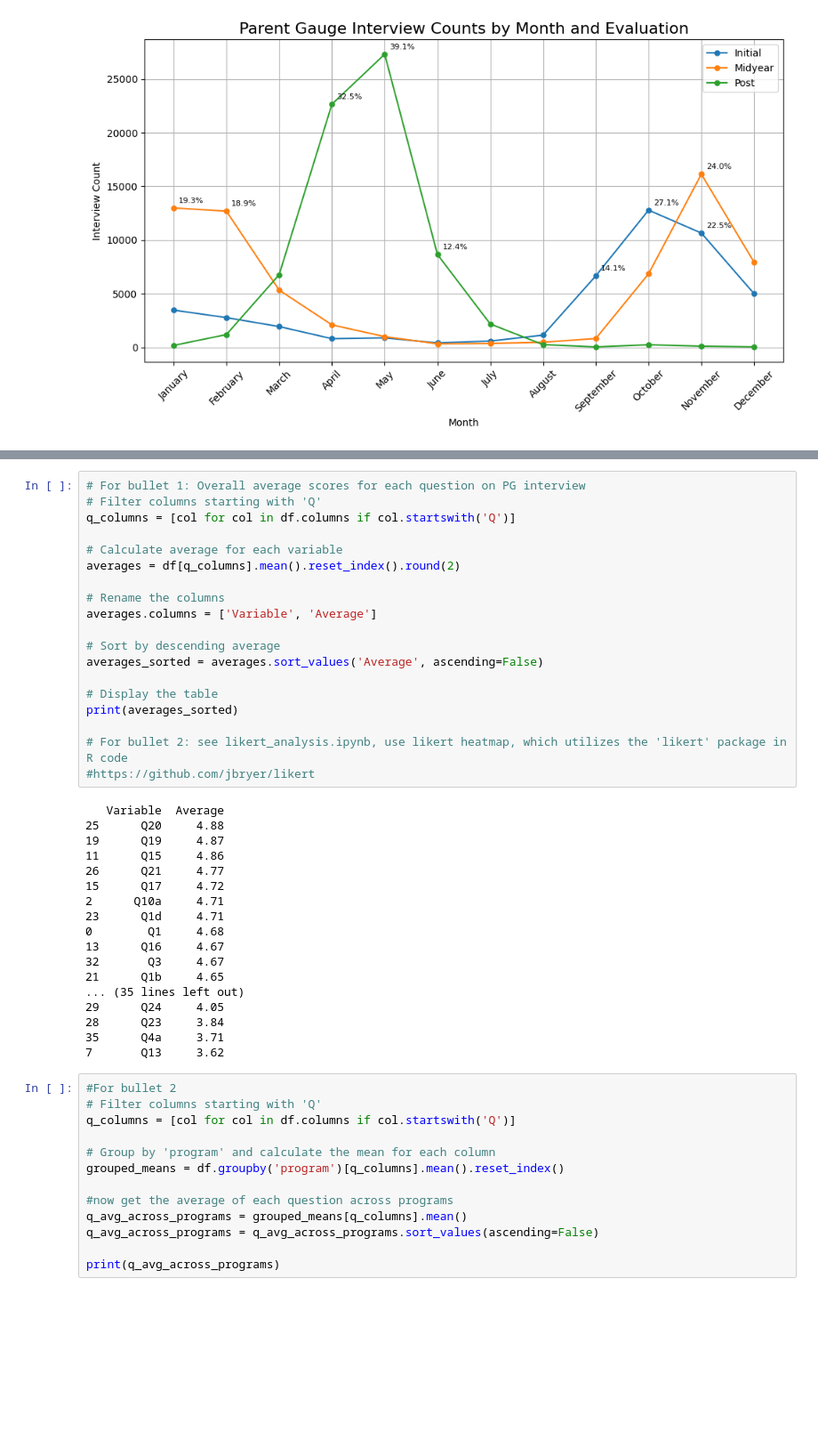
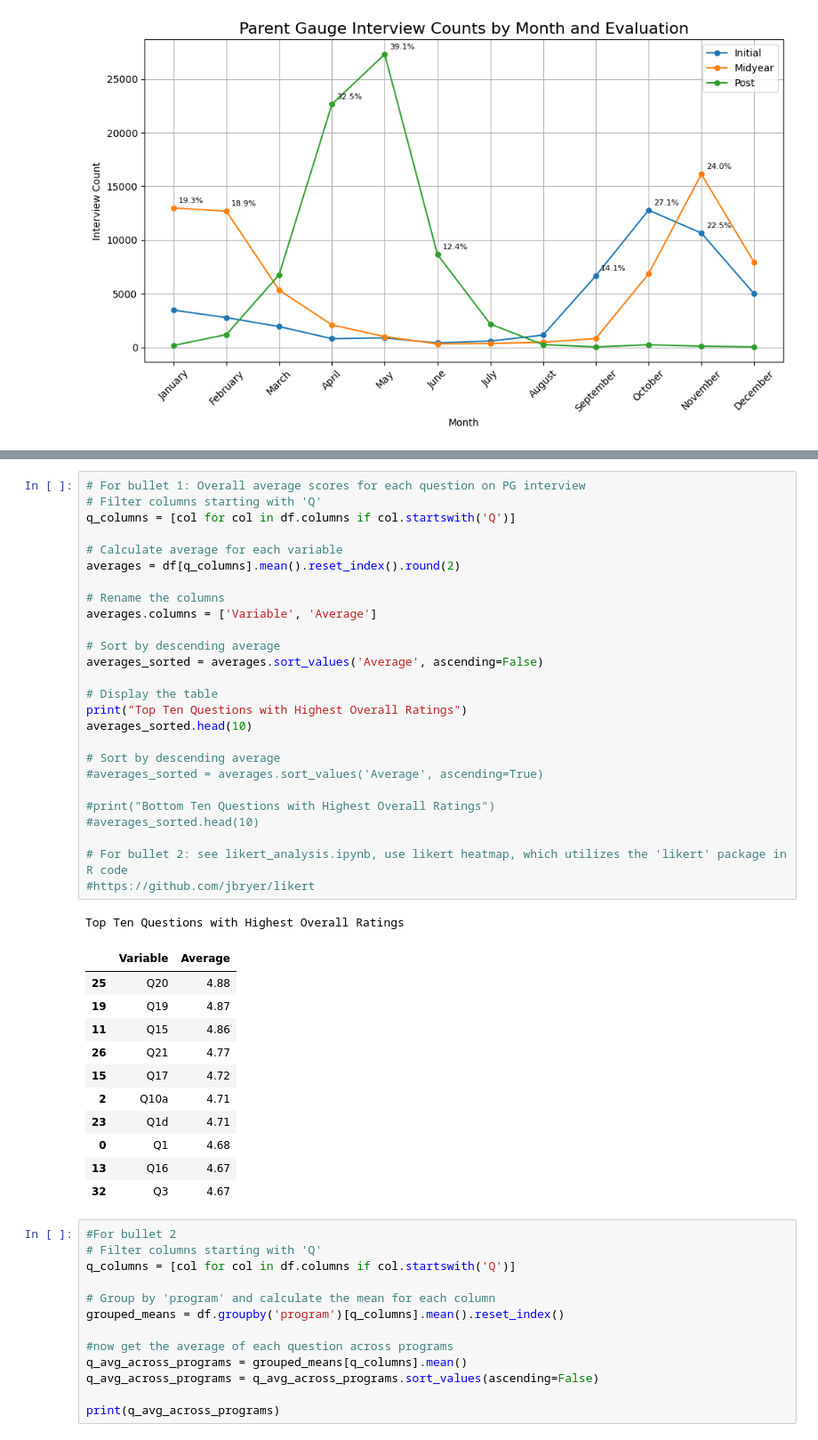
Before and after one commit to bmfores/nhsa-parentgauge, a Jupyter notebook: final_analysis.ipynb, the cells around one changed output, grey strips where cells are left out. Shown at 89% size. Saved outputs shown, nothing was run; the diff lists cells and outputs as text; blank space fills up the shorter version.

```diff
--- a/final_analysis.ipynb
+++ b/final_analysis.ipynb
@@ -206,40 +268,42 @@ plt.show()
 # %%
 # For bullet 1: Overall average scores for each question on PG interview
 # Filter columns starting with 'Q'
 q_columns = [col for col in df.columns if col.startswith('Q')]
 
 # Calculate average for each variable
 averages = df[q_columns].mean().reset_index().round(2)
 
 # Rename the columns
 averages.columns = ['Variable', 'Average']
 
 # Sort by descending average
 averages_sorted = averages.sort_values('Average', ascending=False)
 
 # Display the table
-print(averages_sorted)
+print("Top Ten Questions with Highest Overall Ratings")
+averages_sorted.head(10)
+
+# Sort by descending average
+#averages_sorted = averages.sort_values('Average', ascending=True)
+
+#print("Bottom Ten Questions with Highest Overall Ratings")
+#averages_sorted.head(10)
 
 # For bullet 2: see likert_analysis.ipynb, use likert heatmap, which utilizes the 'likert' package in R code
 #https://github.com/jbryer/likert
 # %% [output]
-   Variable  Average
-25      Q20     4.88
-19      Q19     4.87
-11      Q15     4.86
-26      Q21     4.77
-15      Q17     4.72
-2      Q10a     4.71
-23      Q1d     4.71
-0        Q1     4.68
-13      Q16     4.67
-32       Q3     4.67
-21      Q1b     4.65
-... (35 lines left out)
-29      Q24     4.05
-28      Q23     3.84
-35      Q4a     3.71
-7       Q13     3.62
+Top Ten Questions with Highest Overall Ratings
+|  | Variable | Average |
+| 25 | Q20 | 4.88 |
+| 19 | Q19 | 4.87 |
+| 11 | Q15 | 4.86 |
+| 26 | Q21 | 4.77 |
+| 15 | Q17 | 4.72 |
+| 2 | Q10a | 4.71 |
+| 23 | Q1d | 4.71 |
+| 0 | Q1 | 4.68 |
+| 13 | Q16 | 4.67 |
+| 32 | Q3 | 4.67 |
 # %%
 #For bullet 2
 # Filter columns starting with 'Q'
```
Also changed, not shown: parts of 17 cells of this notebook, 9 other files.
